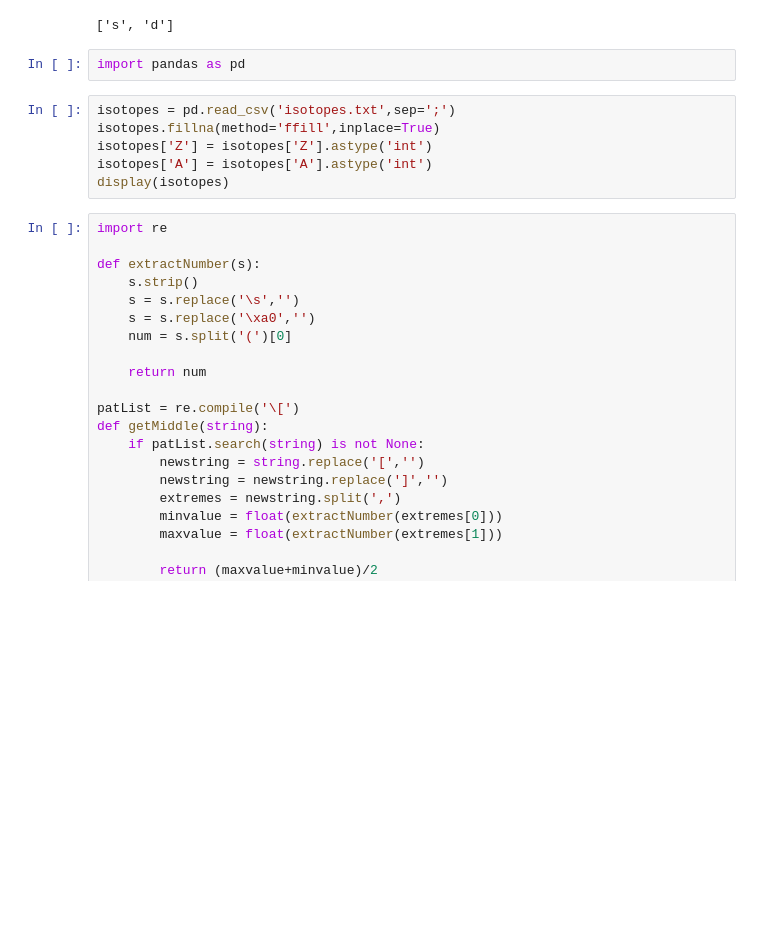
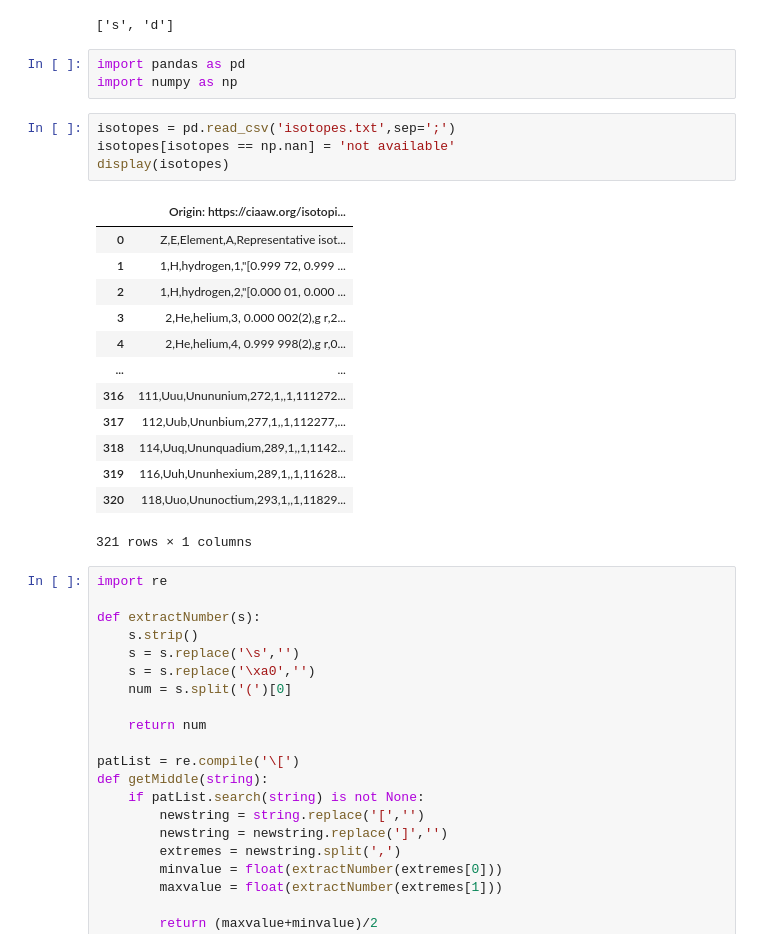
Before and after one commit to JADE-V-V/JADE, a Jupyter notebook: Untitled.ipynb, the cells around one changed output. Saved outputs shown, nothing was run; the diff lists cells and outputs as text; blank space fills up the shorter version.

```diff
--- a/Untitled.ipynb
+++ b/Untitled.ipynb
@@ -239,12 +349,25 @@ list('sd')
 ['s', 'd']
 # %%
 import pandas as pd
+import numpy as np
 # %%
 isotopes = pd.read_csv('isotopes.txt',sep=';')
-isotopes.fillna(method='ffill',inplace=True)
-isotopes['Z'] = isotopes['Z'].astype('int')
-isotopes['A'] = isotopes['A'].astype('int')
+isotopes[isotopes == np.nan] = 'not available'
 display(isotopes)
+# %% [output]
+|  | Origin: https://ciaaw.org/isotopi... |
+| 0 | Z,E,Element,A,Representative isot... |
+| 1 | 1,H,hydrogen,1,"[0.999 72, 0.999 ... |
+| 2 | 1,H,hydrogen,2,"[0.000 01, 0.000 ... |
+| 3 | 2,He,helium,3, 0.000 002(2),g r,2... |
+| 4 | 2,He,helium,4, 0.999 998(2),g r,0... |
+| ... | ... |
+| 316 | 111,Uuu,Unununium,272,1,,1,111272... |
+| 317 | 112,Uub,Ununbium,277,1,,1,112277,... |
+| 318 | 114,Uuq,Ununquadium,289,1,,1,1142... |
+| 319 | 116,Uuh,Ununhexium,289,1,,1,11628... |
+| 320 | 118,Uuo,Ununoctium,293,1,,1,11829... |
+321 rows × 1 columns
 # %%
 import re
 
```
Also changed, not shown: parts of 9 cells of this notebook, 5 other files.
